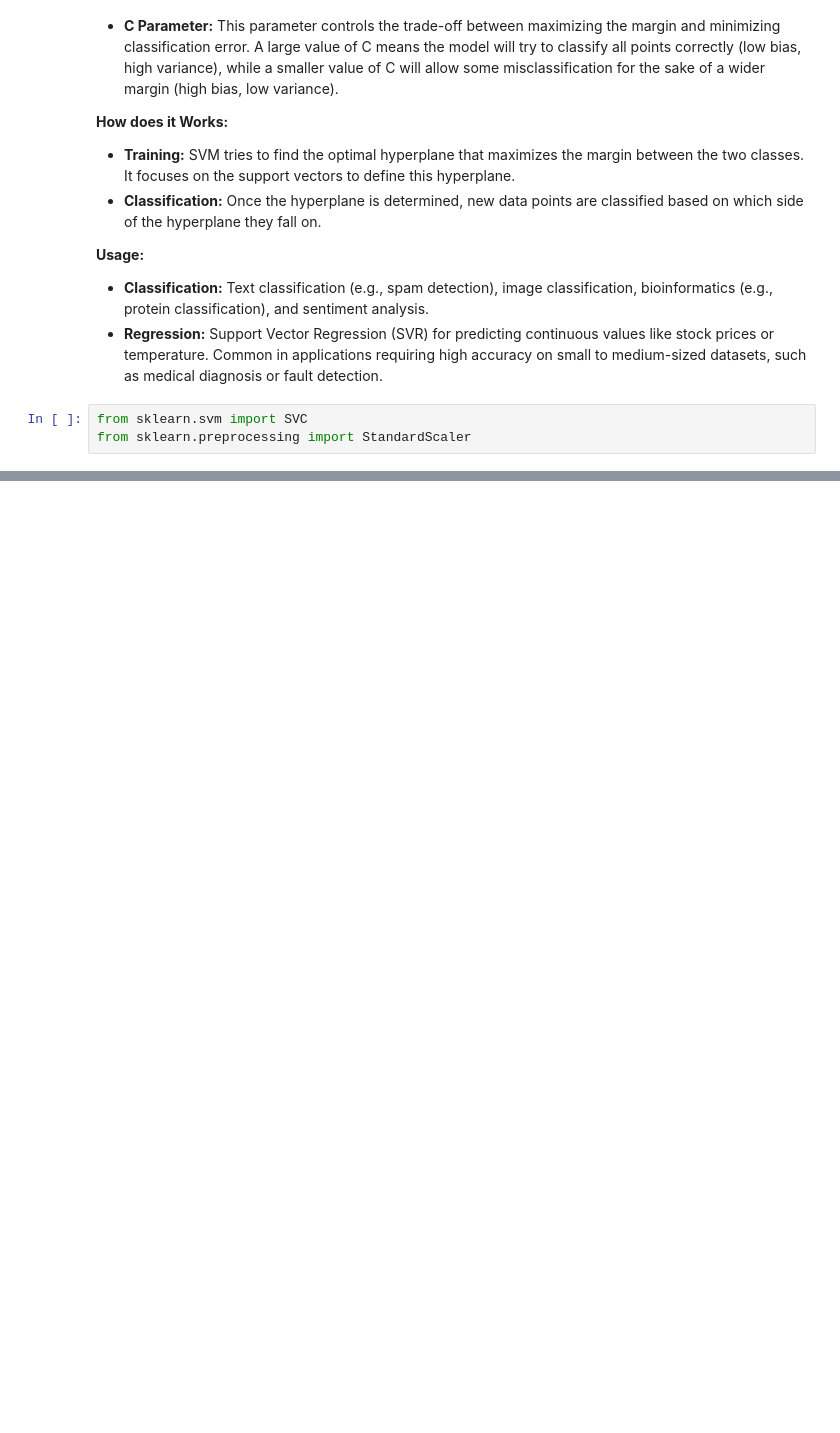
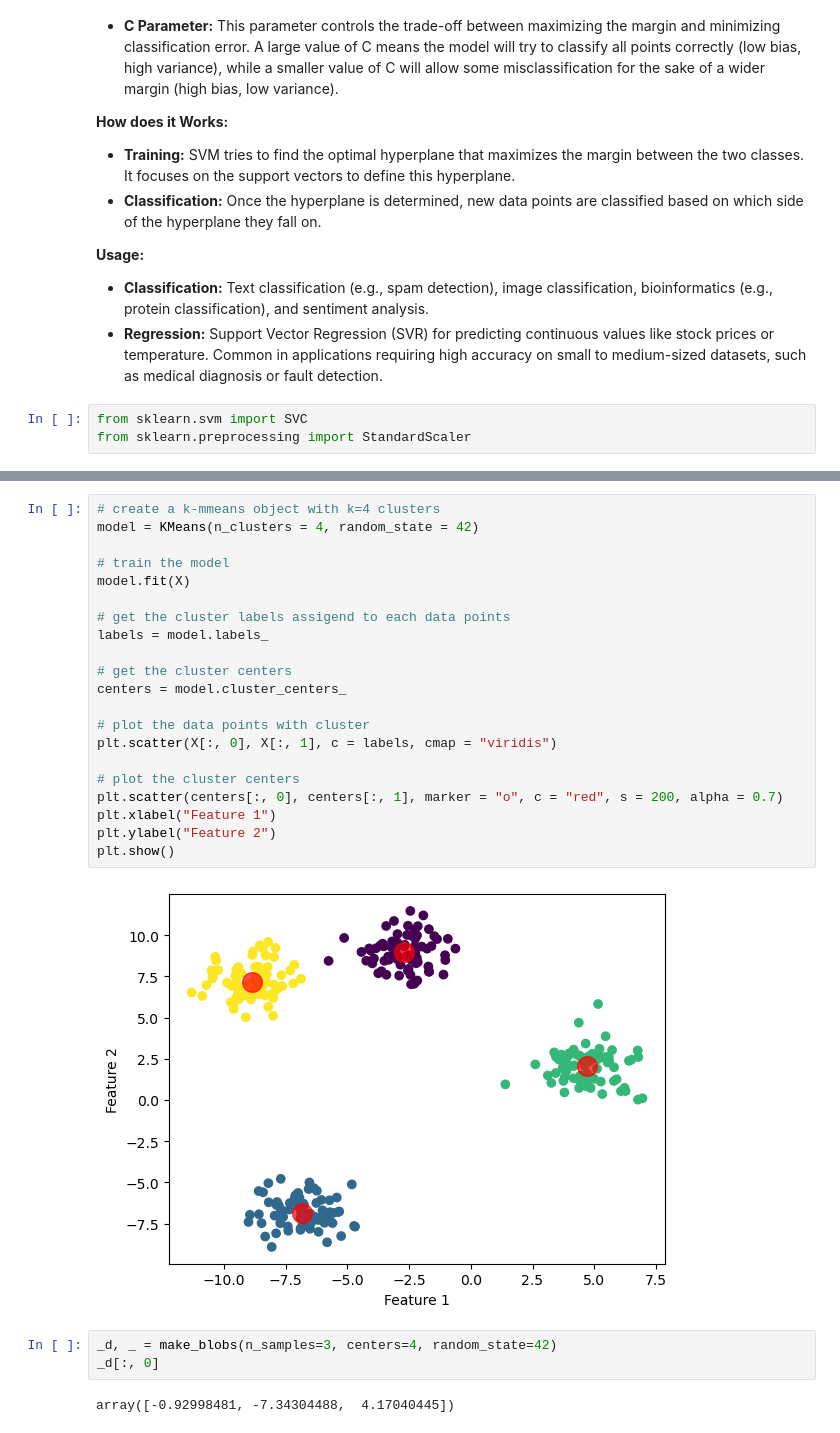
Before and after one commit to teragrammer/data-science-and-machine-learning-cheat-sheet, a Jupyter notebook: tensorflow-cheat-sheet.ipynb, the cells around one changed output, grey strips where cells are left out. Saved outputs shown, nothing was run; the diff lists cells and outputs as text; blank space fills up the shorter version.

```diff
--- a/tensorflow-cheat-sheet.ipynb
+++ b/tensorflow-cheat-sheet.ipynb
@@ -396,0 +463,28 @@ Accuracy: 0.9736842105263158
+# %%
+# create a k-mmeans object with k=4 clusters
+model = KMeans(n_clusters = 4, random_state = 42)
+
+# train the model
+model.fit(X)
+
+# get the cluster labels assigend to each data points
+labels = model.labels_
+
+# get the cluster centers
+centers = model.cluster_centers_
+
+# plot the data points with cluster
+plt.scatter(X[:, 0], X[:, 1], c = labels, cmap = "viridis")
+
+# plot the cluster centers
+plt.scatter(centers[:, 0], centers[:, 1], marker = "o", c = "red", s = 200, alpha = 0.7)
+plt.xlabel("Feature 1")
+plt.ylabel("Feature 2")
+plt.show()
+# %% [output]
+[figure, added]
+# %%
+_d, _ = make_blobs(n_samples=3, centers=4, random_state=42)
+_d[:, 0]
+# %% [output]
+array([-0.92998481, -7.34304488,  4.17040445])
```
Also changed, not shown: parts of 13 cells of this notebook.
